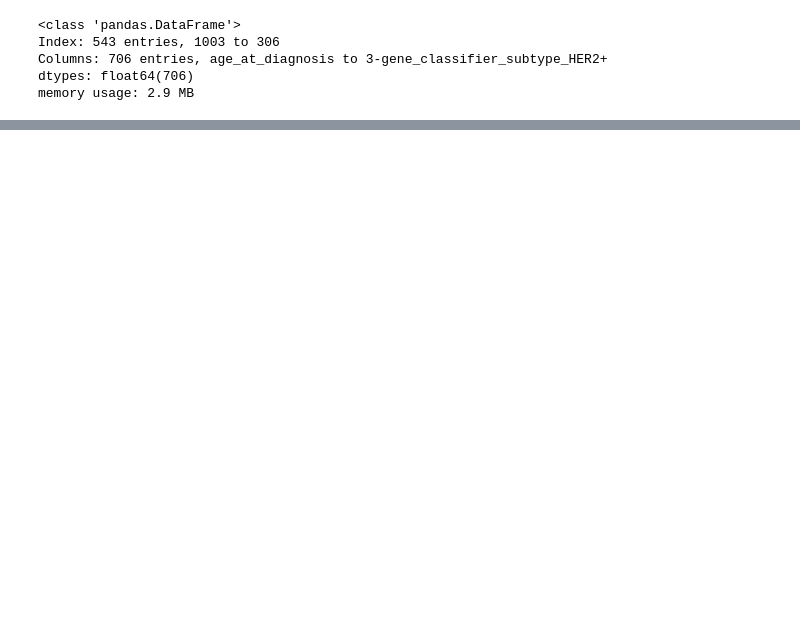
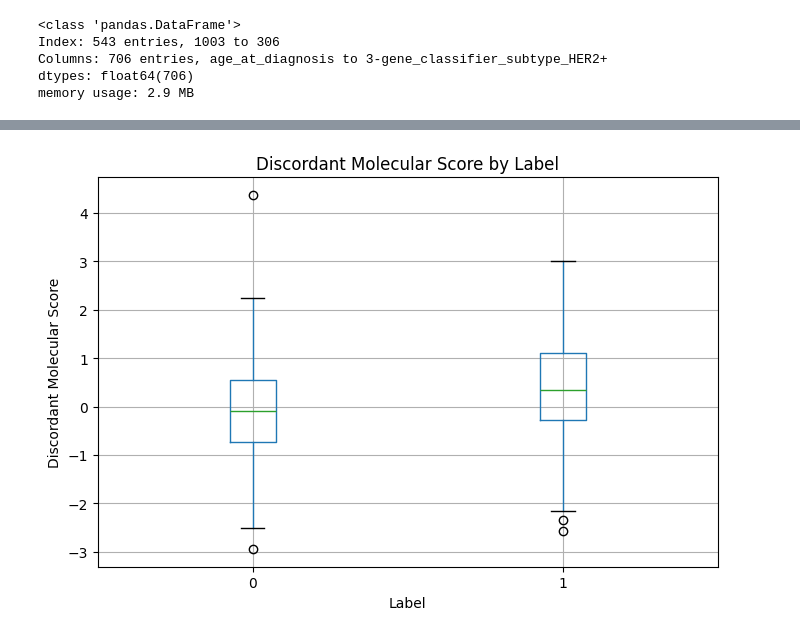
Before and after one commit to AlexandrosMiteloudis/DAMA_Hackathon, a Jupyter notebook: notebooks/METABRIC_Preprocessing_Pipeline_Augment.ipynb, the cells around one changed output, grey strips where cells are left out. Saved outputs shown, nothing was run; the diff lists cells and outputs as text; code cells hidden in the pictures; blank space fills up the shorter version.

```diff
--- a/notebooks/METABRIC_Preprocessing_Pipeline.ipynb
+++ b/notebooks/METABRIC_Preprocessing_Pipeline_Augment.ipynb
@@ -120,0 +137,11 @@ memory usage: 2.9 MB
+# %%
+pd.concat([X_train_transformed, y_train.rename('target')], axis=1).boxplot(column='discordant_molecular_score', by='target', figsize=(7, 5))
+plt.suptitle('')
+
+plt.title('Discordant Molecular Score by Label')
+plt.xlabel('Label')
+plt.ylabel('Discordant Molecular Score')
+plt.tight_layout()
+plt.show()
+# %% [output]
+[figure, added]
```
Also changed, not shown: parts of 5 cells of this notebook, 3 other files.
